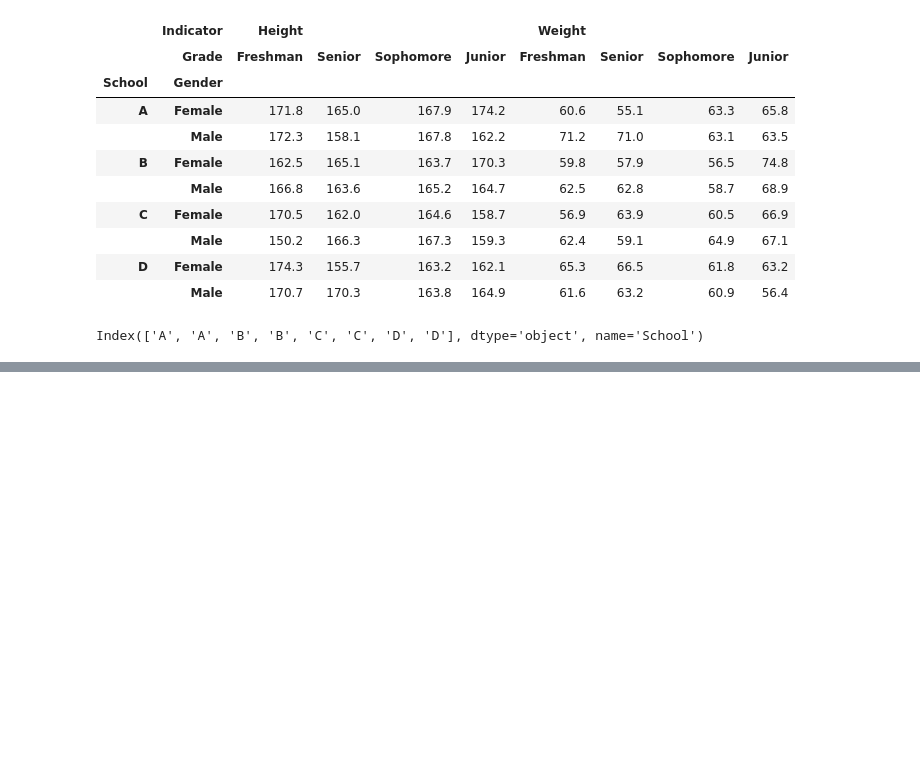
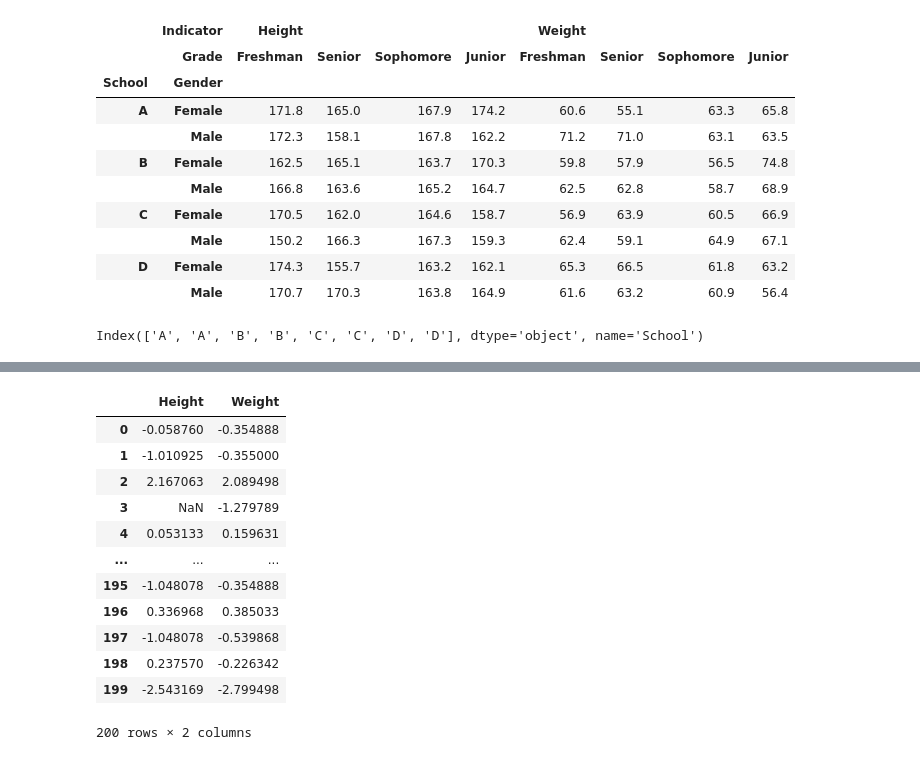
Before and after one commit to Rogerlv51/Python-DL_basic, a Jupyter notebook: joyful_pandas.ipynb, the cells around one changed output, grey strips where cells are left out. Drawn from its saved outputs; the diff is of its cells as text; code cells hidden in the pictures; blank space fills up the shorter version.

```diff
--- a/joyful_pandas.ipynb
+++ b/joyful_pandas.ipynb
@@ -324,0 +465,18 @@ Index(['A', 'A', 'B', 'B', 'C', 'C', 'D', 'D'], dtype='object', name='School')
+# %%
+# 用自定义变换时需要使用 transform 方法，被调用的自定义函数，其传入值为数据源的序列，
+# 最后的返回结果是行列索引与数据源一致的 DataFrame
+gb.transform(lambda x: (x-x.mean())/x.std())   # 这里显然就是对身高体重进行了标准化操作
+# %% [output]
+|  | Height | Weight |
+| 0 | -0.058760 | -0.354888 |
+| 1 | -1.010925 | -0.355000 |
+| 2 | 2.167063 | 2.089498 |
+| 3 | NaN | -1.279789 |
+| 4 | 0.053133 | 0.159631 |
+| ... | ... | ... |
+| 195 | -1.048078 | -0.354888 |
+| 196 | 0.336968 | 0.385033 |
+| 197 | -1.048078 | -0.539868 |
+| 198 | 0.237570 | -0.226342 |
+| 199 | -2.543169 | -2.799498 |
+200 rows × 2 columns
```
Also changed, not shown: parts of 18 cells of this notebook, 1 other file.
